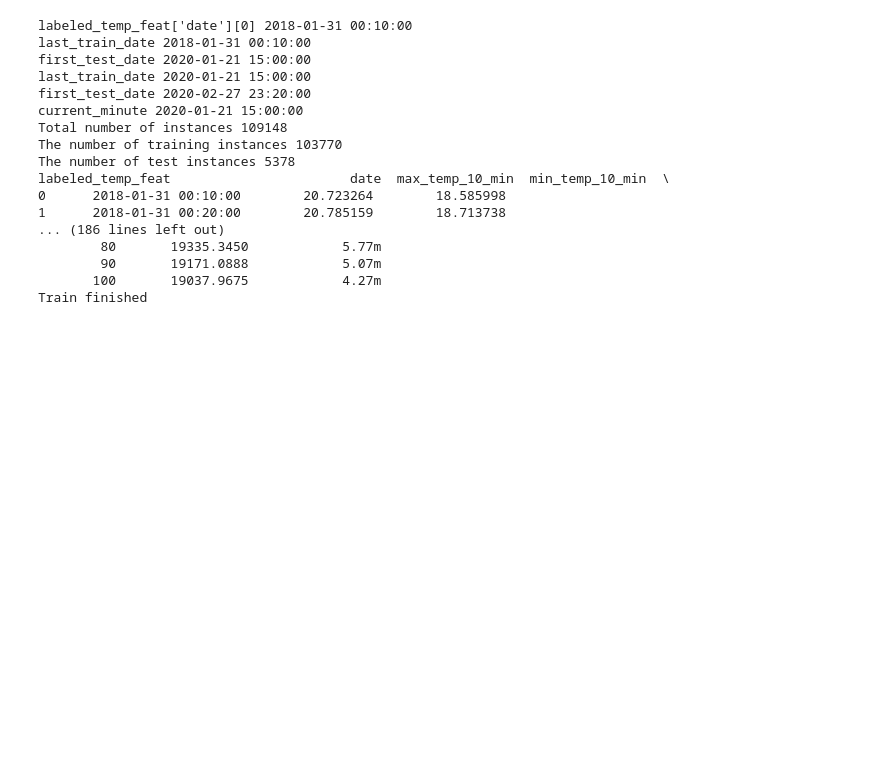
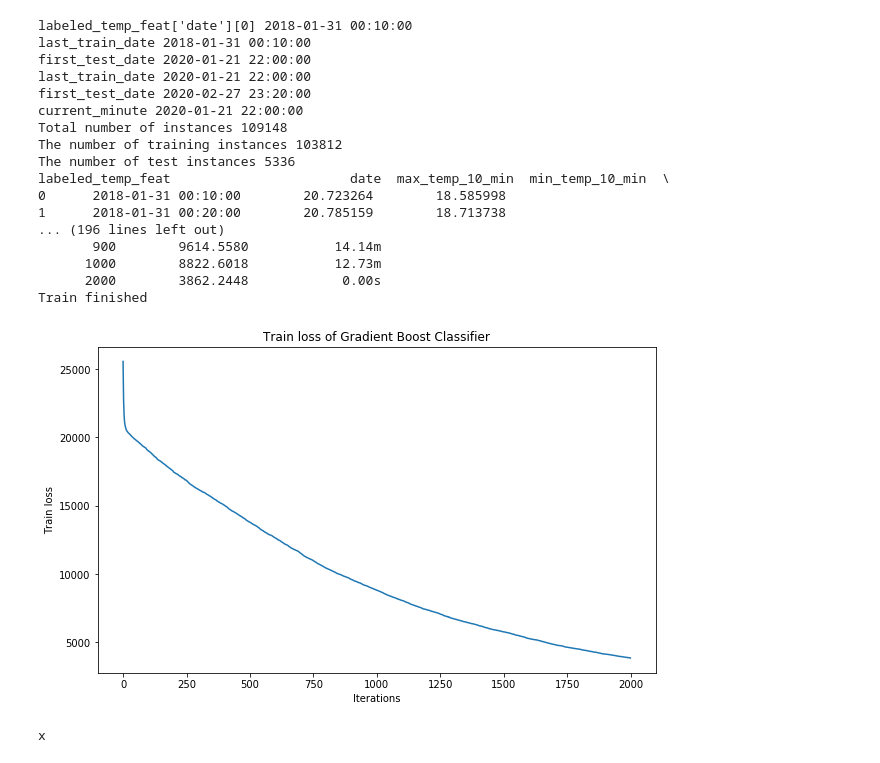
Before and after one commit to mohyunho/abnormal_temperature_prediction, a Jupyter notebook: 3.ML training.ipynb, the cells around one changed output. Drawn from its saved outputs; the diff is of its cells as text; code cells hidden in the pictures; blank space fills up the shorter version.

```diff
--- a/3.ML training.ipynb
+++ b/3.ML training.ipynb
@@ -6,6 +6,7 @@ Source: https://github.com/mohyunho/abnormal_temperature_prediction
 Load merged&labeled features and train machine learning model
 '''
 import pandas as pd
+%matplotlib inline
 import matplotlib.pyplot as plt
 import seaborn as sns
 import numpy as np
@@ -63,59 +64,75 @@ train_X = pd.get_dummies(labeled_temp_feat.loc[labeled_temp_feat['date']  < last
 print ("train_X", train_X)
 test_X = pd.get_dummies(labeled_temp_feat.loc[labeled_temp_feat['date'] > first_test_date].drop(['date',
                                                                                                 'label'], 1))
 
 
 # train and predict using the model, storing results for later
 filename = 'Temp_GB_PdM_model.sav'
 try:
     f = open(filename)
     # Do something with the file
     print("Trained model already exists")
     my_model = pickle.load(open(filename, 'rb'))
 
 except IOError:
     # print("File not accessible")
     # print("Initialize a model")
-    my_model = GradientBoostingClassifier(random_state=42, learning_rate=0.2, n_estimators=150, verbose=1)
+    my_model = GradientBoostingClassifier(random_state=42, learning_rate=0.2, n_estimators=2000, verbose=1)
     print("Training in progress...")
     my_model.fit(train_X, train_y)
     print ("Train finished")
     # save trained model
     pickle.dump(my_model, open(filename, 'wb'))
+
+train_loss = my_model.train_score_
+# print ("train_loss_", train_loss)
+# print ("train loss dtype", train_loss.dtype)
+
+
+## plot training loss curve
+plt.figure(figsize=(10,6))
+plt.plot(train_loss)
+plt.title('Train loss of Gradient Boost Classifier')
+plt.ylabel('Train loss')
+plt.xlabel('Iterations')
+plt.show()
 # %% [output]
 labeled_temp_feat['date'][0] 2018-01-31 00:10:00
 last_train_date 2018-01-31 00:10:00
-first_test_date 2020-01-21 15:00:00
-last_train_date 2020-01-21 15:00:00
+first_test_date 2020-01-21 22:00:00
+last_train_date 2020-01-21 22:00:00
 first_test_date 2020-02-27 23:20:00
-current_minute 2020-01-21 15:00:00
+current_minute 2020-01-21 22:00:00
 Total number of instances 109148
-The number of training instances 103770
-The number of test instances 5378
+The number of training instances 103812
+The number of test instances 5336
 labeled_temp_feat                       date  max_temp_10_min  min_temp_10_min  \
 0      2018-01-31 00:10:00        20.723264        18.585998
 1      2018-01-31 00:20:00        20.785159        18.713738
-... (186 lines left out)
-        80       19335.3450            5.77m
-        90       19171.0888            5.07m
-       100       19037.9675            4.27m
+... (196 lines left out)
+       900        9614.5580           14.14m
+      1000        8822.6018           12.73m
+      2000        3862.2448            0.00s
 Train finished
+[figure, added]
 # %%
-# train and predict using the model, storing results for later
-filename = 'Temp_SVM_PdM_model.sav'
+# # train and predict using the model, storing results for later
+# filename = 'Temp_SVM_PdM_model.sav'
+print ("x")
+# try:
+#     f = open(filename)
+#     # Do something with the file
+#     print("Trained model already exists")
+#     my_model = pickle.load(open(filename, 'rb'))
 
-try:
-    f = open(filename)
-    # Do something with the file
-    print("Trained model already exists")
-    my_model = pickle.load(open(filename, 'rb'))
-
-except IOError:
-    # print("File not accessible")
-    # print("Initialize a model")
-    my_model = GradientBoostingClassifier(random_state=42, learning_rate=0.2, n_estimators=150, verbose=1)
-    print("Training in progress...")
-    my_model.fit(train_X, train_y)
-    print ("Train finished")
-    # save trained model
-    pickle.dump(my_model, open(filename, 'wb'))
+# except IOError:
+#     # print("File not accessible")
+#     # print("Initialize a model")
+#     my_model = GradientBoostingClassifier(random_state=42, learning_rate=0.2, n_estimators=150, verbose=1)
+#     print("Training in progress...")
+#     my_model.fit(train_X, train_y)
+#     print ("Train finished")
+#     # save trained model
+#     pickle.dump(my_model, open(filename, 'wb'))
+# %% [output]
+x
```
Also changed, not shown: 7 other files.
